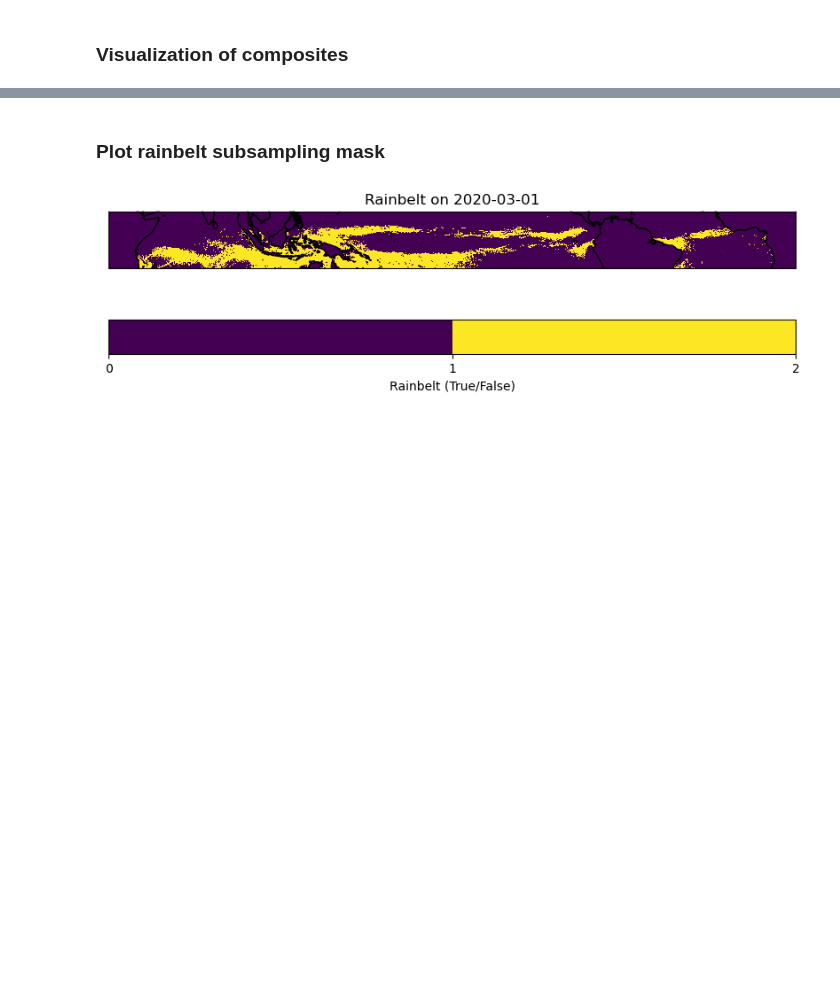
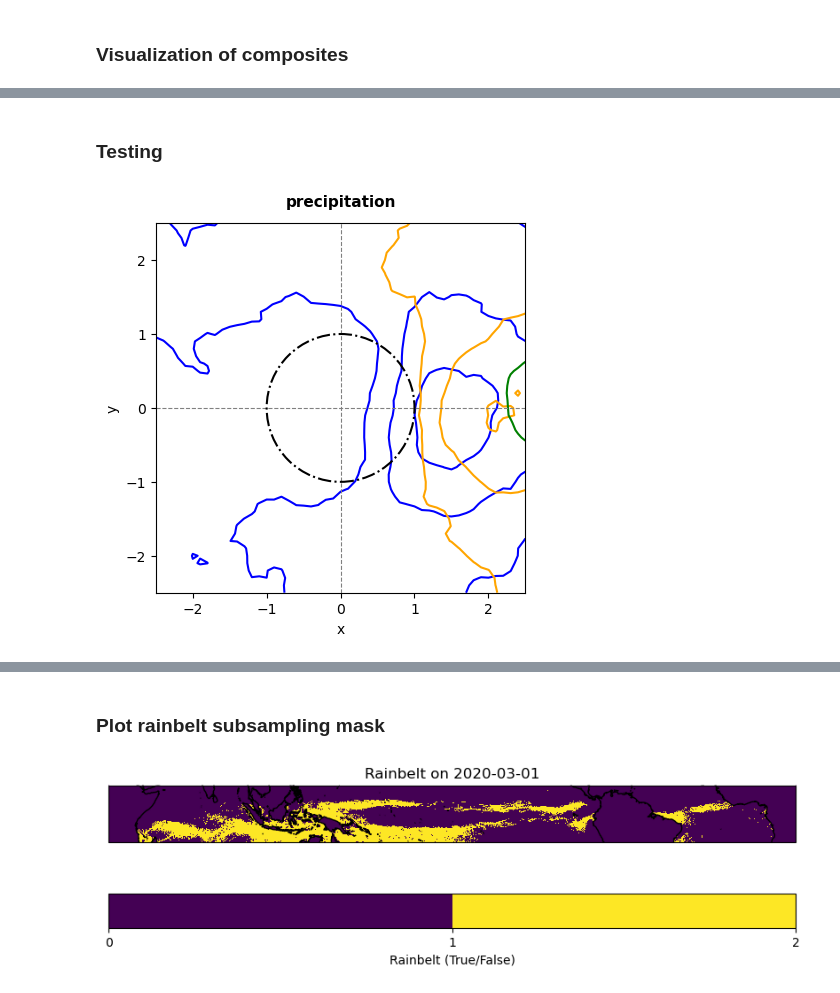
Before and after one commit to HF7weatherman/pycompo, a Jupyter notebook: examples/analyze_composites.ipynb, the cells around one changed output, grey strips where cells are left out. Saved outputs shown, nothing was run; the diff lists cells and outputs as text; code cells hidden in the pictures; blank space fills up the shorter version.

```diff
--- a/examples/analyze_composites.ipynb
+++ b/examples/analyze_composites.ipynb
@@ -189,0 +356,27 @@ for var in rainbelt_compo.data_vars:
+# %% [markdown]
+### Testing
+# %%
+var = 'pr_ano'
+colors = ['blue', 'orange', 'green', 'red']
+for i in range(0, 4):
+    compo_data = pccompo.adjust_units(
+        alltrops_quartile_compo['bg_sfcwind'].sel(quartile=i+1), vars,
+        )
+    plt.contour(
+        compo_data['En_rota2_featcen_x'], compo_data['En_rota2_featcen_y'],
+        compo_data[var].transpose(), label=f'bg_sfcwind quartile {i+1}',
+        colors=colors[i], levels=[1.0, 1.5, 2.0, 2.5, 3.0, 3.5, 4.0],
+    )
+pcplot._add_grid(
+    plt.gca(), compo_data['En_rota2_featcen_x'], compo_data['En_rota2_featcen_y'],
+    )
+pcplot._plot_feature_circle(plt.gca(), (0, 0), 1)
+plt.gca().set_aspect('equal')
+plt.gca().set_title(
+    pcplot.COMPO_PLOT_LABEL[var], weight='bold', pad=12, fontsize=11,
+    )
+plt.xlabel('x')
+plt.ylabel('y')
+plt.show()
+# %% [output]
+[figure, added]
```
Also changed, not shown: parts of 26 cells of this notebook, 1 other file.
